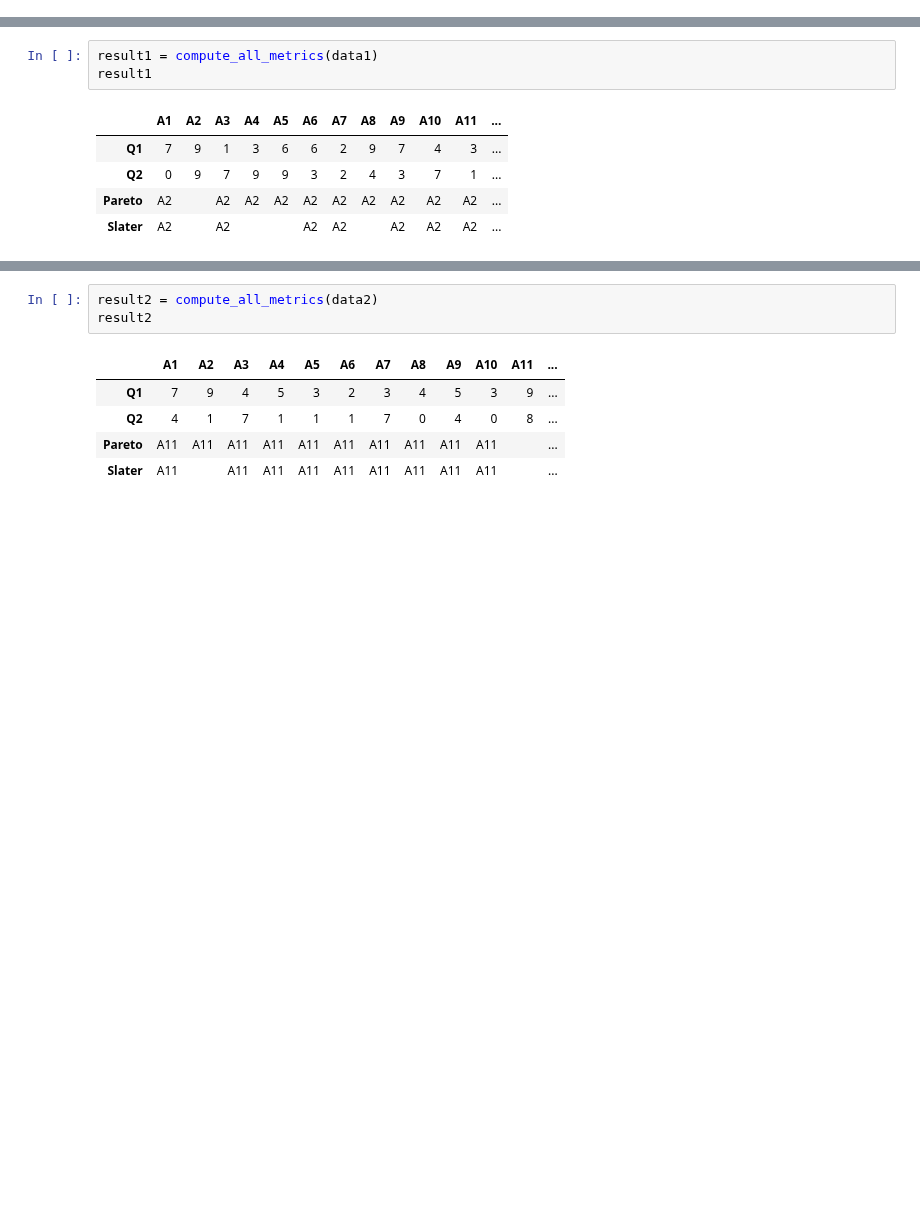
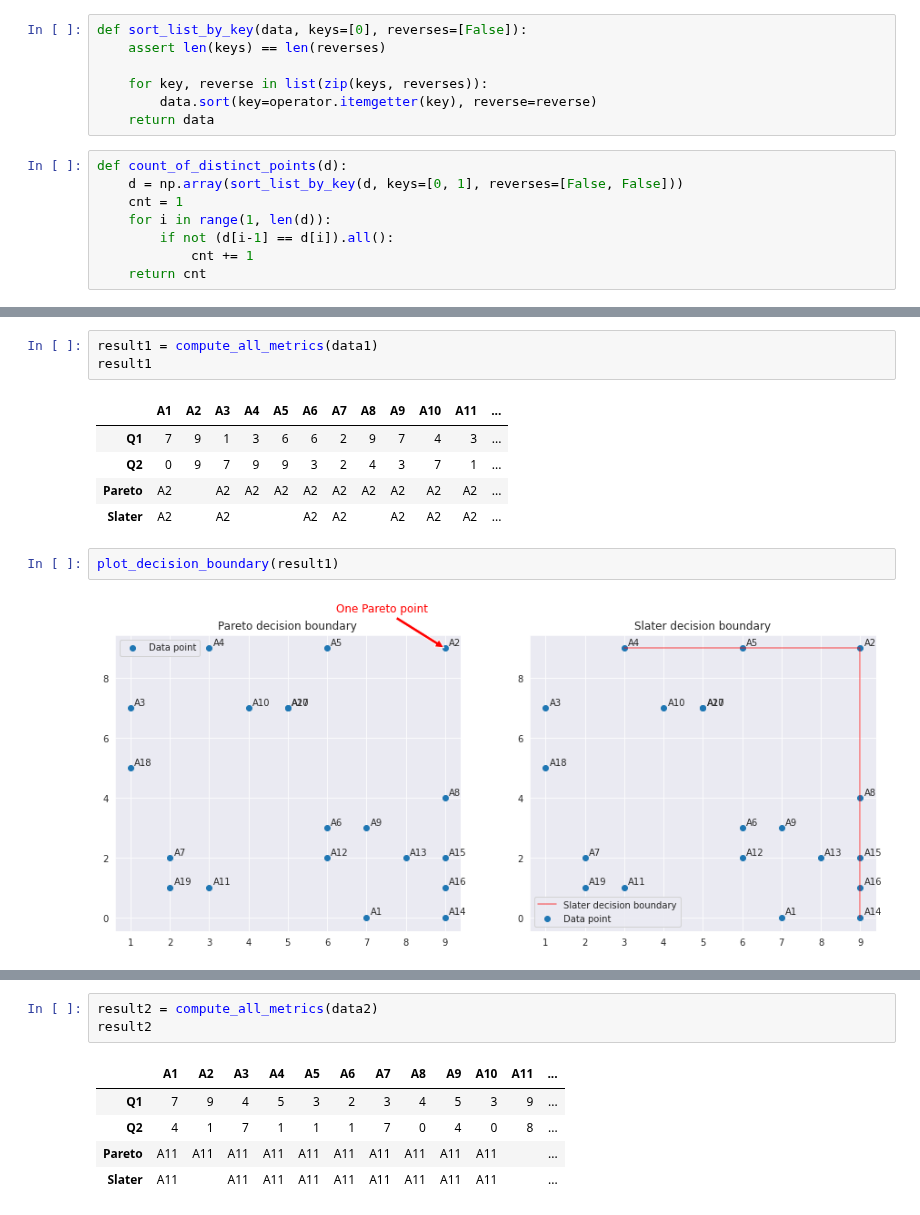
Before and after one commit to kryvokhyzha/examples-and-courses, a Jupyter notebook: Decision_Theory/Lab1/main.ipynb, the cells around one changed output, grey strips where cells are left out. Drawn from its saved outputs; the diff is of its cells as text; blank space fills up the shorter version.

```diff
--- a/Decision_Theory/Lab1/main.ipynb
+++ b/Decision_Theory/Lab1/main.ipynb
@@ -130,0 +158,15 @@ def compute_all_metrics(data):
+# %%
+def sort_list_by_key(data, keys=[0], reverses=[False]):
+    assert len(keys) == len(reverses)
+
+    for key, reverse in list(zip(keys, reverses)):
+        data.sort(key=operator.itemgetter(key), reverse=reverse)
+    return data
+# %%
+def count_of_distinct_points(d):
+    d = np.array(sort_list_by_key(d, keys=[0, 1], reverses=[False, False]))
+    cnt = 1
+    for i in range(1, len(d)):
+        if not (d[i-1] == d[i]).all():
+            cnt += 1
+    return cnt
@@ -137,3 +257,7 @@ result1
 | Q2 | 0 | 9 | 7 | 9 | 9 | 3 | 2 | 4 | 3 | 7 | 1 | ... |
 | Pareto | A2 |  | A2 | A2 | A2 | A2 | A2 | A2 | A2 | A2 | A2 | ... |
 | Slater | A2 |  | A2 |  |  | A2 | A2 |  | A2 | A2 | A2 | ... |
+# %%
+plot_decision_boundary(result1)
+# %% [output]
+[figure, added]
```
Also changed, not shown: parts of 23 cells of this notebook.
